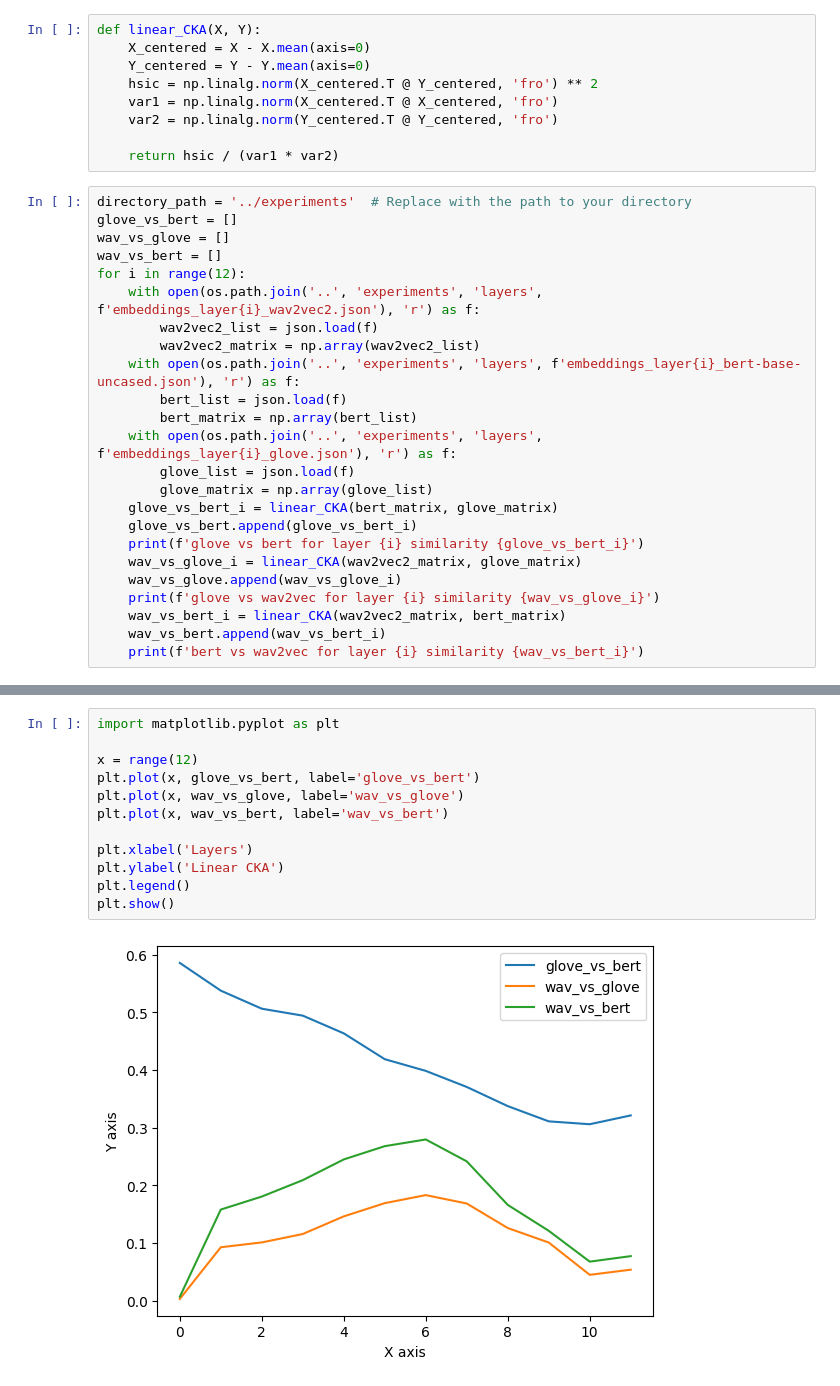
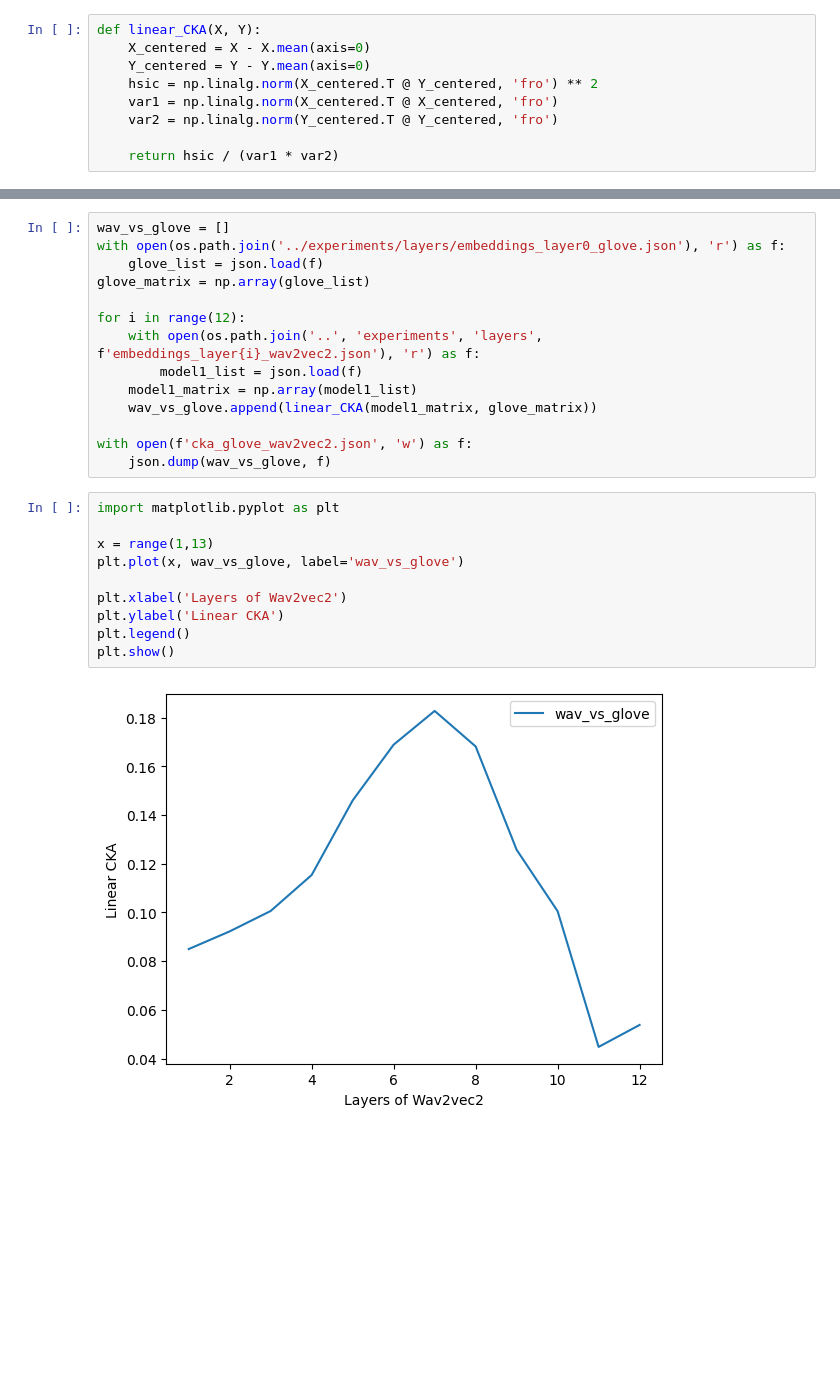
Before and after one commit to ceciliabolanos/layer-analysis, a Jupyter notebook: ankita_replicado.ipynb, the cells around one changed output, grey strips where cells are left out. Cells and saved outputs as stored; diff of their text form; blank space fills up the shorter version.

```diff
--- a/ankita_replicado.ipynb
+++ b/ankita_replicado.ipynb
@@ -65,27 +14,3 @@ def linear_CKA(X, Y):
     var2 = np.linalg.norm(Y_centered.T @ Y_centered, 'fro')
 
     return hsic / (var1 * var2)
-# %%
-directory_path = '../experiments'  # Replace with the path to your directory
-glove_vs_bert = []
-wav_vs_glove = []
-wav_vs_bert = []
-for i in range(12):
-    with open(os.path.join('..', 'experiments', 'layers', f'embeddings_layer{i}_wav2vec2.json'), 'r') as f:
-        wav2vec2_list = json.load(f)
-        wav2vec2_matrix = np.array(wav2vec2_list)
-    with open(os.path.join('..', 'experiments', 'layers', f'embeddings_layer{i}_bert-base-uncased.json'), 'r') as f:
-        bert_list = json.load(f)
-        bert_matrix = np.array(bert_list)
-    with open(os.path.join('..', 'experiments', 'layers', f'embeddings_layer{i}_glove.json'), 'r') as f:
-        glove_list = json.load(f)
-        glove_matrix = np.array(glove_list)
-    glove_vs_bert_i = linear_CKA(bert_matrix, glove_matrix)
-    glove_vs_bert.append(glove_vs_bert_i)
-    print(f'glove vs bert for layer {i} similarity {glove_vs_bert_i}')
-    wav_vs_glove_i = linear_CKA(wav2vec2_matrix, glove_matrix)
-    wav_vs_glove.append(wav_vs_glove_i)
-    print(f'glove vs wav2vec for layer {i} similarity {wav_vs_glove_i}')
-    wav_vs_bert_i = linear_CKA(wav2vec2_matrix, bert_matrix)
-    wav_vs_bert.append(wav_vs_bert_i)
-    print(f'bert vs wav2vec for layer {i} similarity {wav_vs_bert_i}')
@@ -110,14 +17,26 @@ bert vs wav2vec for layer 11 similarity 0.07704004541839171
+# %%
+wav_vs_glove = []
+with open(os.path.join('../experiments/layers/embeddings_layer0_glove.json'), 'r') as f:
+    glove_list = json.load(f)
+glove_matrix = np.array(glove_list)
+
+for i in range(12):
+    with open(os.path.join('..', 'experiments', 'layers', f'embeddings_layer{i}_wav2vec2.json'), 'r') as f:
+        model1_list = json.load(f)
+    model1_matrix = np.array(model1_list)
+    wav_vs_glove.append(linear_CKA(model1_matrix, glove_matrix))
+
+with open(f'cka_glove_wav2vec2.json', 'w') as f:
+    json.dump(wav_vs_glove, f)
 # %%
 import matplotlib.pyplot as plt
 
-x = range(12)
-plt.plot(x, glove_vs_bert, label='glove_vs_bert')
+x = range(1,13)
 plt.plot(x, wav_vs_glove, label='wav_vs_glove')
-plt.plot(x, wav_vs_bert, label='wav_vs_bert')
 
-plt.xlabel('Layers')
+plt.xlabel('Layers of Wav2vec2')
 plt.ylabel('Linear CKA')
 plt.legend()
 plt.show()
 # %% [output]
-[figure, old version]
+[figure, new version]
```
Also changed, not shown: parts of 13 cells of this notebook, 18 other files.
